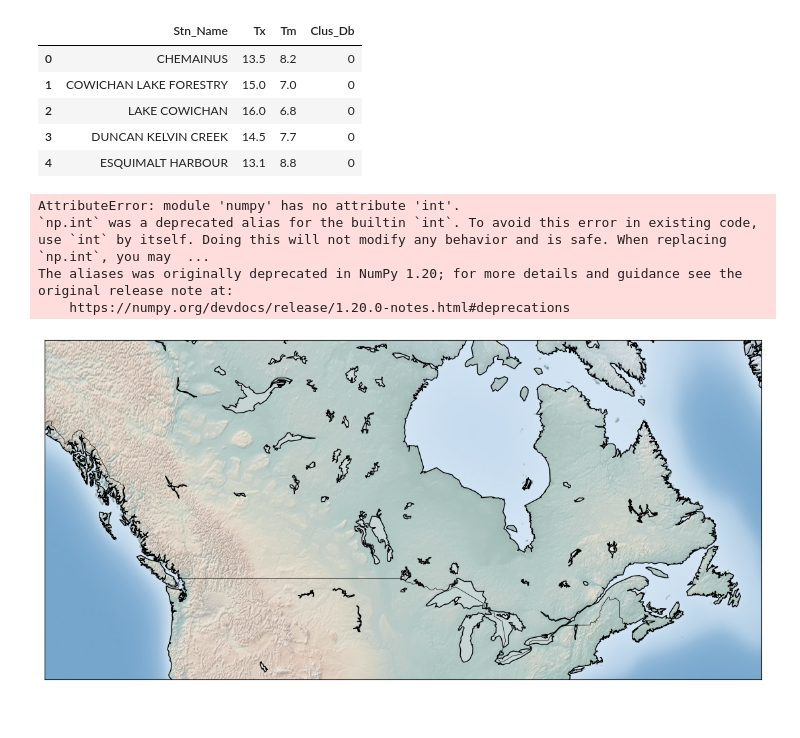
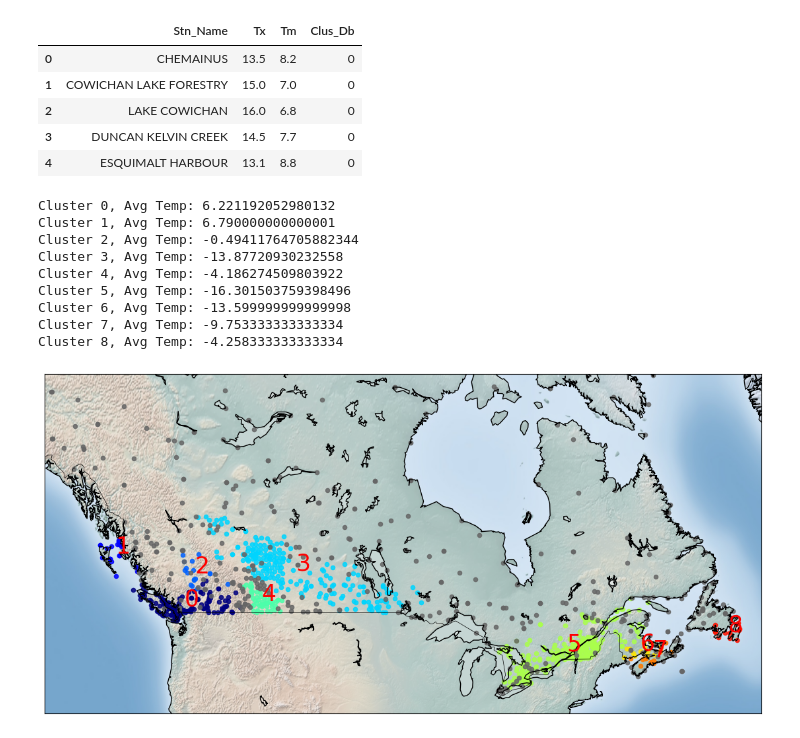
Before and after one commit to christianc2001/machineLearningProjects, a Jupyter notebook: Clustering/DBSCANClustering/dbscanClustering.ipynb, the cells around one changed output. Drawn from its saved outputs; the diff is of its cells as text; code cells hidden in the pictures.

Commit message:
DBSCAN Clustering files updated

```diff
--- a/Clustering/DBSCANClustering/dbscanClustering.ipynb
+++ b/Clustering/DBSCANClustering/dbscanClustering.ipynb
@@ -93,32 +93,37 @@ pdf[["Stn_Name","Tx","Tm","Clus_Db"]].head(5)
 # %%
 rcParams['figure.figsize'] = (14,10)
 
 my_map = Basemap(projection='merc',
             resolution = 'l', area_thresh = 1000.0,
             llcrnrlon=llon, llcrnrlat=llat, #min longitude (llcrnrlon) and latitude (llcrnrlat)
             urcrnrlon=ulon, urcrnrlat=ulat) #max longitude (urcrnrlon) and latitude (urcrnrlat)
 
 my_map.drawcoastlines()
 my_map.drawcountries()
 my_map.fillcontinents(color = 'white', alpha = 0.3)
 my_map.shadedrelief()
 
 # To create a color map
 colors = plt.get_cmap('jet')(np.linspace(0.0, 1.0, clusterNum))
 
 #Visualization
 for clust_number in set(labels):
-    c=(([0.4, 0.4, 0.4]) if clust_number == -1 else colors[np.int(clust_number)])
+    c=(([0.4, 0.4, 0.4]) if clust_number == -1 else colors[int(clust_number)])
     clust_set = pdf[pdf.Clus_Db == clust_number]
     my_map.scatter(clust_set.xm, clust_set.ym, color =c,  marker='o', s= 20, alpha = 0.85)
     if clust_number != -1:
         cenx=np.mean(clust_set.xm)
         ceny=np.mean(clust_set.ym)
         plt.text(cenx,ceny,str(clust_number), fontsize=25, color='red',)
         print ("Cluster "+str(clust_number)+', Avg Temp: '+ str(np.mean(clust_set.Tm)))
 # %% [output]
-AttributeError: module 'numpy' has no attribute 'int'.
-`np.int` was a deprecated alias for the builtin `int`. To avoid this error in existing code, use `int` by itself. Doing this will not modify any behavior and is safe. When replacing `np.int`, you may  ...
-The aliases was originally deprecated in NumPy 1.20; for more details and guidance see the original release note at:
-    https://numpy.org/devdocs/release/1.20.0-notes.html#deprecations
+Cluster 0, Avg Temp: 6.221192052980132
+Cluster 1, Avg Temp: 6.790000000000001
+Cluster 2, Avg Temp: -0.49411764705882344
+Cluster 3, Avg Temp: -13.87720930232558
+Cluster 4, Avg Temp: -4.186274509803922
+Cluster 5, Avg Temp: -16.301503759398496
+Cluster 6, Avg Temp: -13.599999999999998
+Cluster 7, Avg Temp: -9.753333333333334
+Cluster 8, Avg Temp: -4.258333333333334
-[figure, old version]
+[figure, new version]
```
